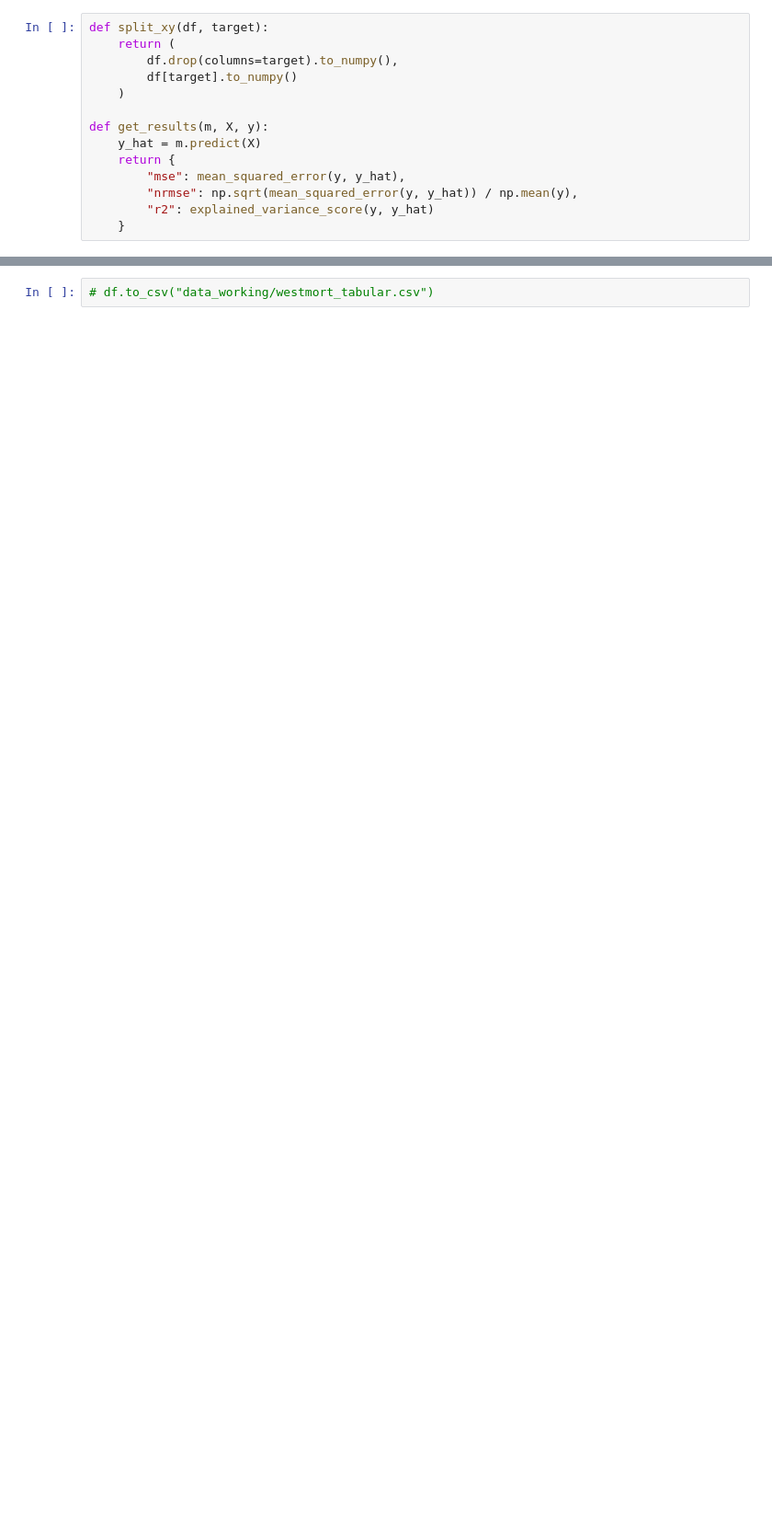
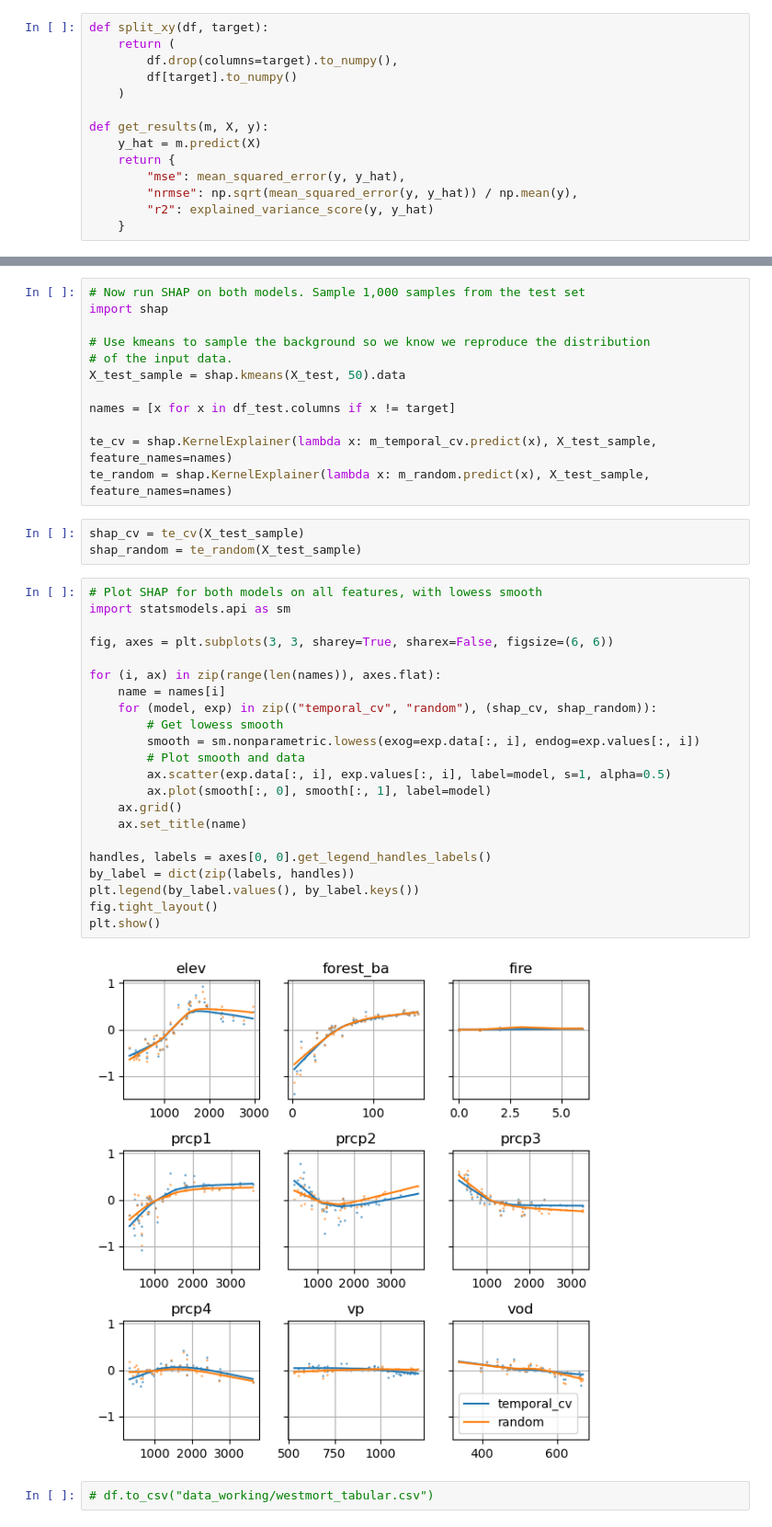
Before and after one commit to s-kganz/ForestLST, a Jupyter notebook: notebooks/rf.ipynb, the cells around one changed output, grey strips where cells are left out. Shown at 92% size. Saved outputs shown, nothing was run; the diff lists cells and outputs as text; blank space fills up the shorter version.

```diff
--- a/notebooks/rf.ipynb
+++ b/notebooks/rf.ipynb
@@ -281,2 +220,41 @@ df
+# %%
+# Now run SHAP on both models. Sample 1,000 samples from the test set
+import shap
+
+# Use kmeans to sample the background so we know we reproduce the distribution
+# of the input data.
+X_test_sample = shap.kmeans(X_test, 50).data
+
+names = [x for x in df_test.columns if x != target]
+
+te_cv = shap.KernelExplainer(lambda x: m_temporal_cv.predict(x), X_test_sample, feature_names=names)
+te_random = shap.KernelExplainer(lambda x: m_random.predict(x), X_test_sample, feature_names=names)
+# %%
+shap_cv = te_cv(X_test_sample)
+shap_random = te_random(X_test_sample)
+# %%
+# Plot SHAP for both models on all features, with lowess smooth
+import statsmodels.api as sm
+
+fig, axes = plt.subplots(3, 3, sharey=True, sharex=False, figsize=(6, 6))
+
+for (i, ax) in zip(range(len(names)), axes.flat):
+    name = names[i]
+    for (model, exp) in zip(("temporal_cv", "random"), (shap_cv, shap_random)):
+        # Get lowess smooth
+        smooth = sm.nonparametric.lowess(exog=exp.data[:, i], endog=exp.values[:, i])
+        # Plot smooth and data
+        ax.scatter(exp.data[:, i], exp.values[:, i], label=model, s=1, alpha=0.5)
+        ax.plot(smooth[:, 0], smooth[:, 1], label=model)
+    ax.grid()
+    ax.set_title(name)
+
+handles, labels = axes[0, 0].get_legend_handles_labels()
+by_label = dict(zip(labels, handles))
+plt.legend(by_label.values(), by_label.keys())
+fig.tight_layout()
+plt.show()
+# %% [output]
+[figure, added]
 # %%
 # df.to_csv("data_working/westmort_tabular.csv")
```
Also changed, not shown: parts of 25 cells of this notebook.
